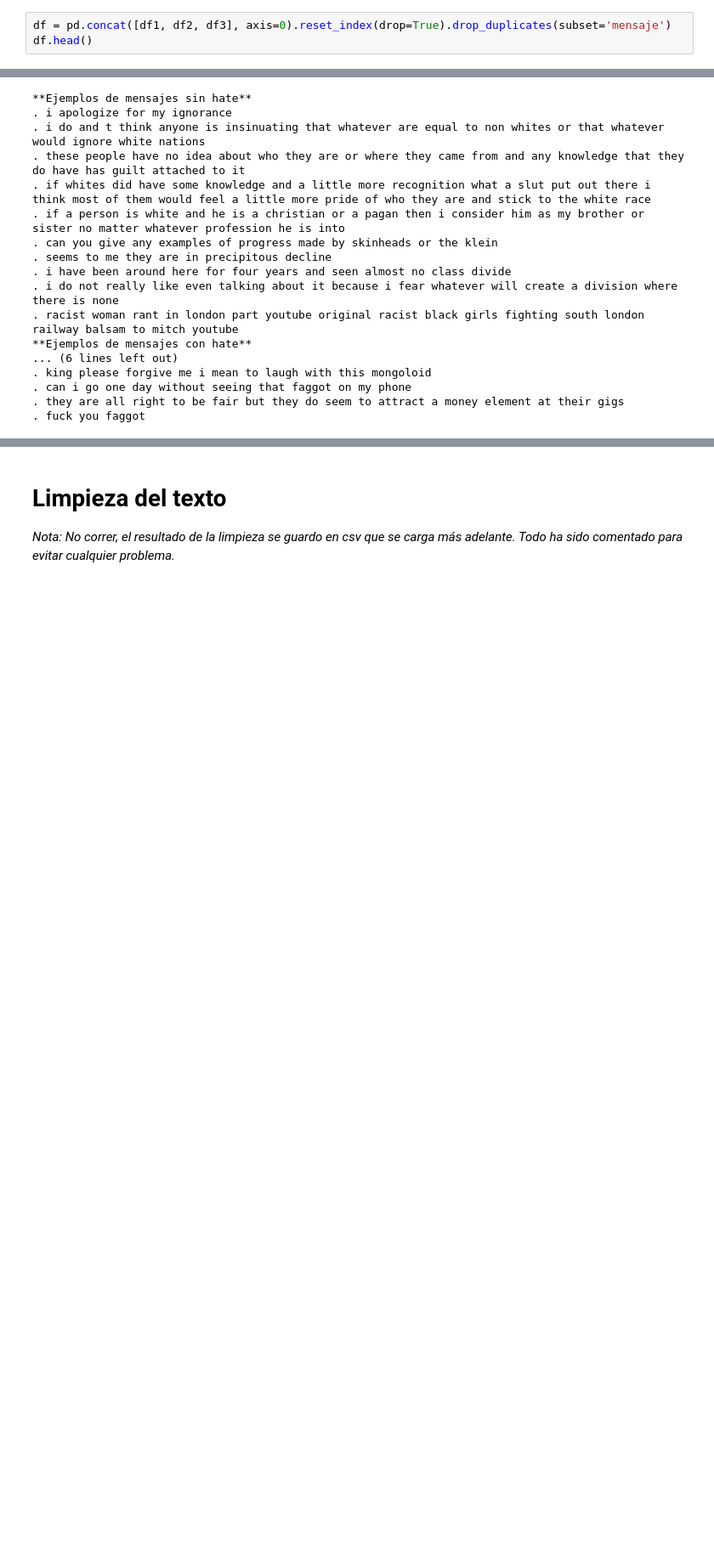
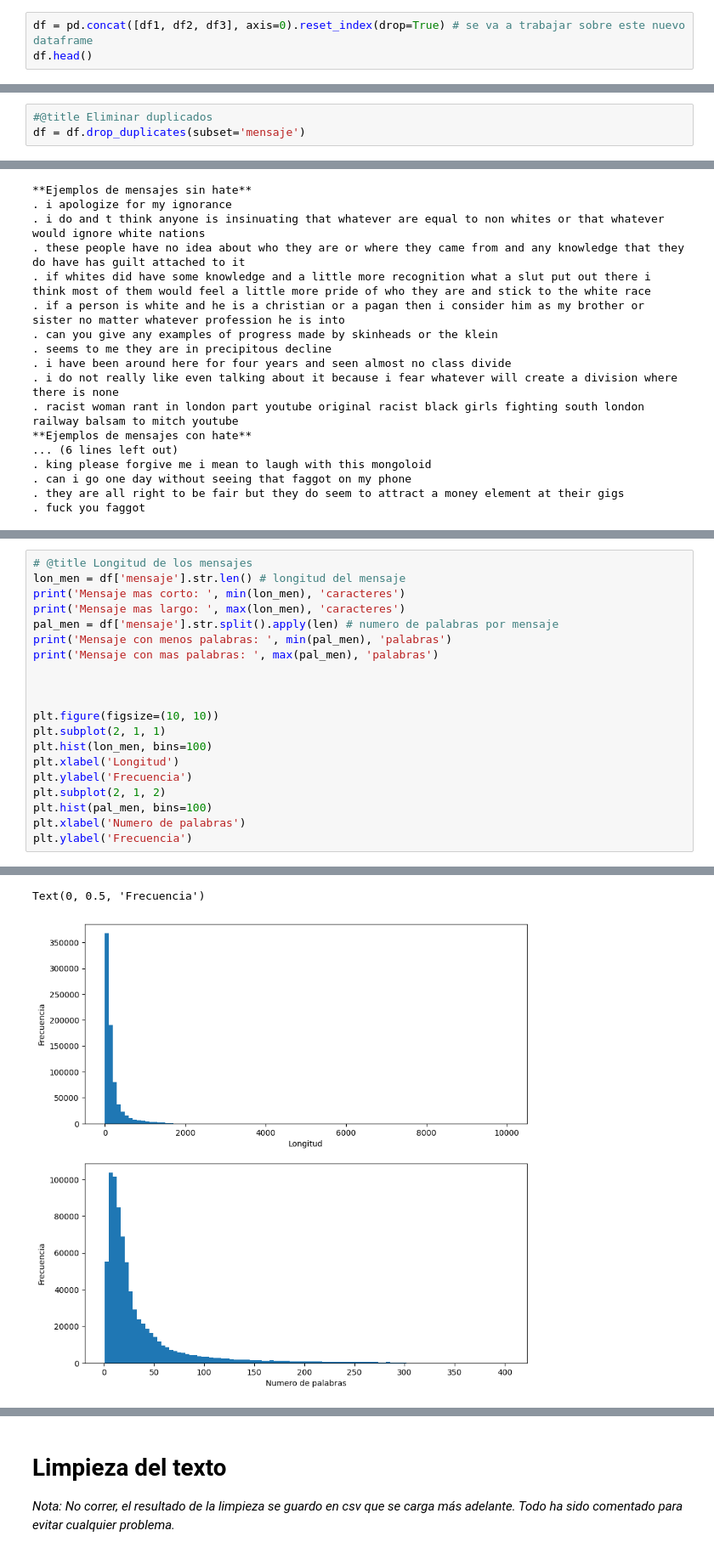
Before and after one commit to CalderonJh/hate-speech-detector, a Jupyter notebook: hate-speech-detector.ipynb, the cells around one changed output, grey strips where cells are left out. Shown at 85% size. Drawn from its saved outputs; the diff is of its cells as text; blank space fills up the shorter version.

```diff
--- a/hate-speech-detector.ipynb
+++ b/hate-speech-detector.ipynb
@@ -183,5 +219,5 @@ df3.head()
 # %%
-df = pd.concat([df1, df2, df3], axis=0).reset_index(drop=True).drop_duplicates(subset='mensaje')
+df = pd.concat([df1, df2, df3], axis=0).reset_index(drop=True) # se va a trabajar sobre este nuevo dataframe
 df.head()
 # %% [output]
 |  | mensaje | etiqueta |
@@ -193,3 +272,6 @@ df.head()
+# %%
+#@title Eliminar duplicados
+df = df.drop_duplicates(subset='mensaje')
 # %%
 df.info()
 # %% [output]
@@ -252,0 +337,21 @@ for i in Hate_msg['mensaje']:
+# %%
+# @title Longitud de los mensajes
+lon_men = df['mensaje'].str.len() # longitud del mensaje
+print('Mensaje mas corto: ', min(lon_men), 'caracteres')
+print('Mensaje mas largo: ', max(lon_men), 'caracteres')
+pal_men = df['mensaje'].str.split().apply(len) # numero de palabras por mensaje
+print('Mensaje con menos palabras: ', min(pal_men), 'palabras')
+print('Mensaje con mas palabras: ', max(pal_men), 'palabras')
+
+
+
+plt.figure(figsize=(10, 10))
+plt.subplot(2, 1, 1)
+plt.hist(lon_men, bins=100)
+plt.xlabel('Longitud')
+plt.ylabel('Frecuencia')
+plt.subplot(2, 1, 2)
+plt.hist(pal_men, bins=100)
+plt.xlabel('Numero de palabras')
+plt.ylabel('Frecuencia')
+# %% [output]
@@ -252,0 +362,2 @@ for i in Hate_msg['mensaje']:
+Text(0, 0.5, 'Frecuencia')
+[figure, added]
```
Also changed, not shown: parts of 39 cells of this notebook.
